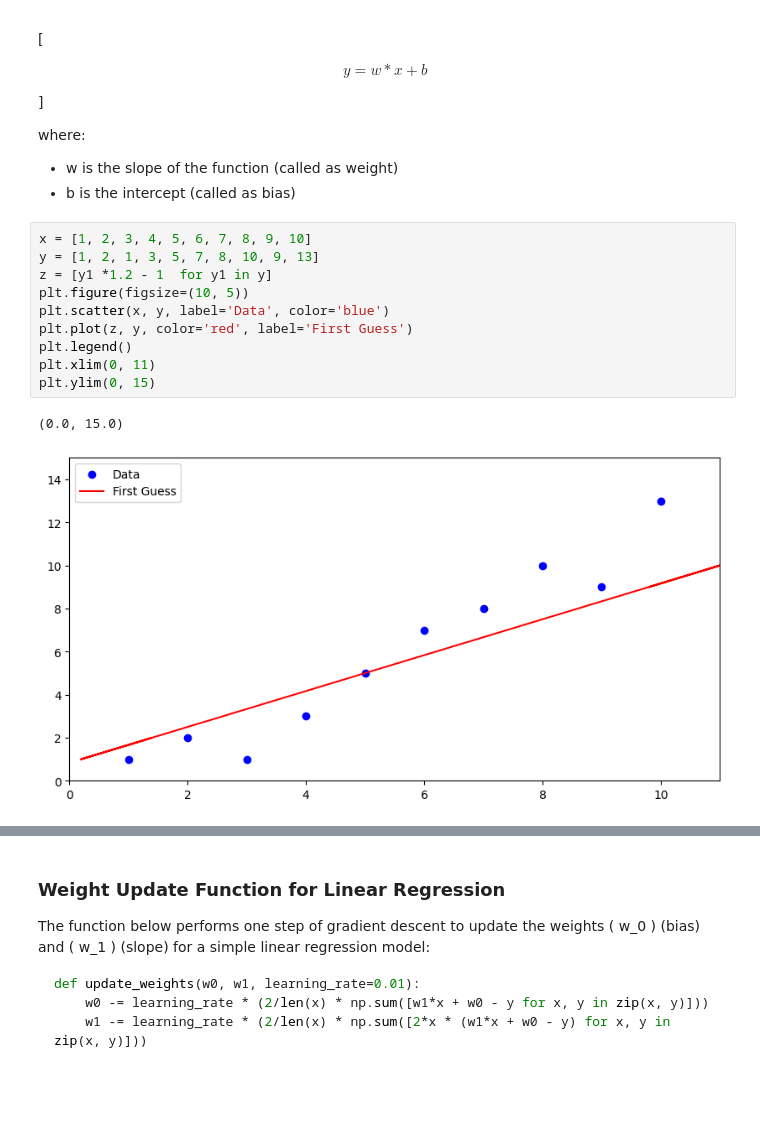
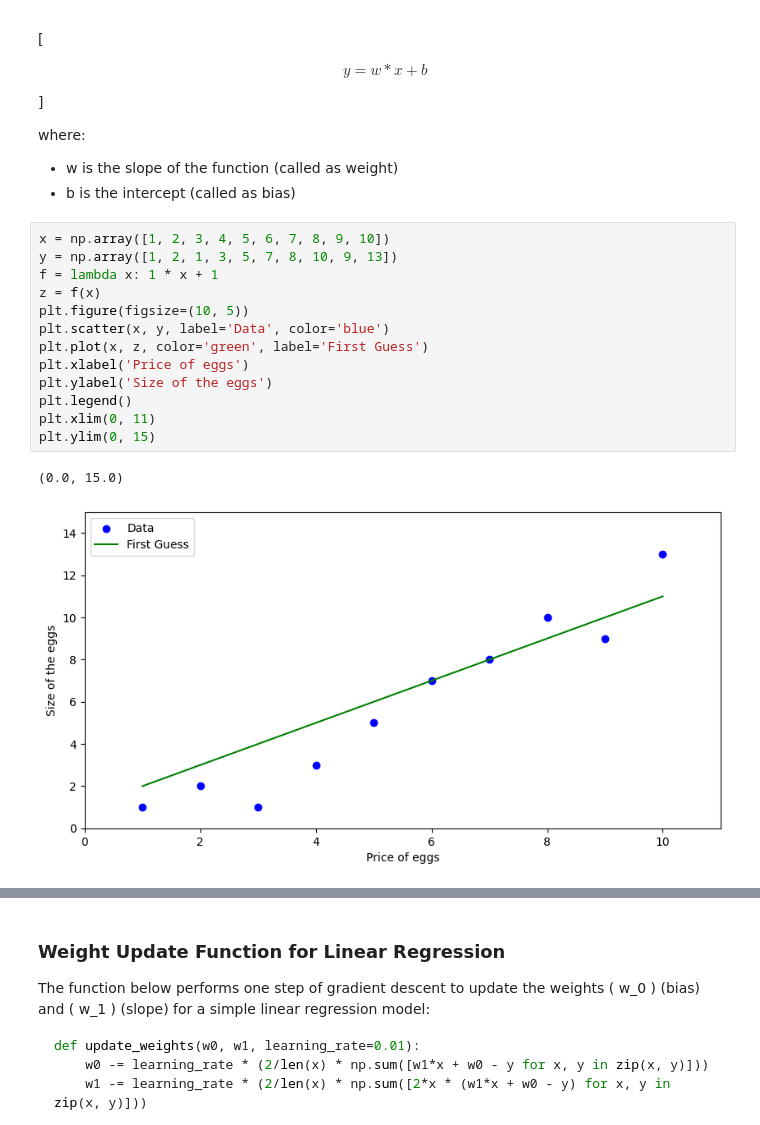
Before and after one commit to rishibbdb/MSU-ML-Workshop, a Jupyter notebook: Supervised/simple.ipynb, the cells around one changed output, grey strips where cells are left out. Saved outputs shown, nothing was run; the diff lists cells and outputs as text; blank space fills up the shorter version.

```diff
--- a/Supervised/simple.ipynb
+++ b/Supervised/simple.ipynb
@@ -27,15 +30,18 @@ where:
 - w is the slope of the function (called as weight)
 - b is the intercept (called as bias)
 # %%
-x = [1, 2, 3, 4, 5, 6, 7, 8, 9, 10]
-y = [1, 2, 1, 3, 5, 7, 8, 10, 9, 13]
-z = [y1 *1.2 - 1  for y1 in y]
+x = np.array([1, 2, 3, 4, 5, 6, 7, 8, 9, 10])
+y = np.array([1, 2, 1, 3, 5, 7, 8, 10, 9, 13])
+f = lambda x: 1 * x + 1
+z = f(x)
 plt.figure(figsize=(10, 5))
 plt.scatter(x, y, label='Data', color='blue')
-plt.plot(z, y, color='red', label='First Guess')
+plt.plot(x, z, color='green', label='First Guess')
+plt.xlabel('Price of eggs')
+plt.ylabel('Size of the eggs')
 plt.legend()
 plt.xlim(0, 11)
 plt.ylim(0, 15)
 # %% [output]
 (0.0, 15.0)
-[figure, old version]
+[figure, new version]
```
Also changed, not shown: parts of 18 cells of this notebook, 6 other files.
